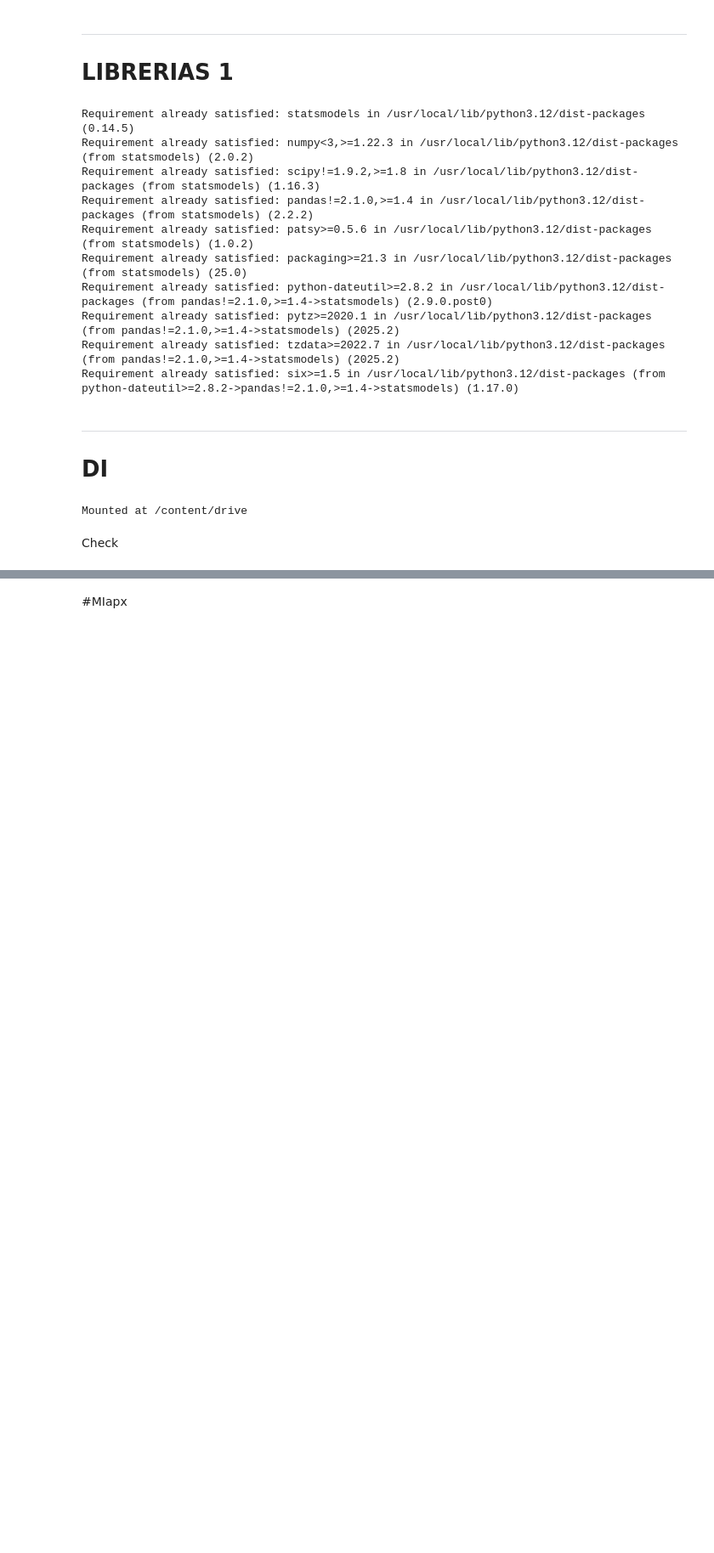
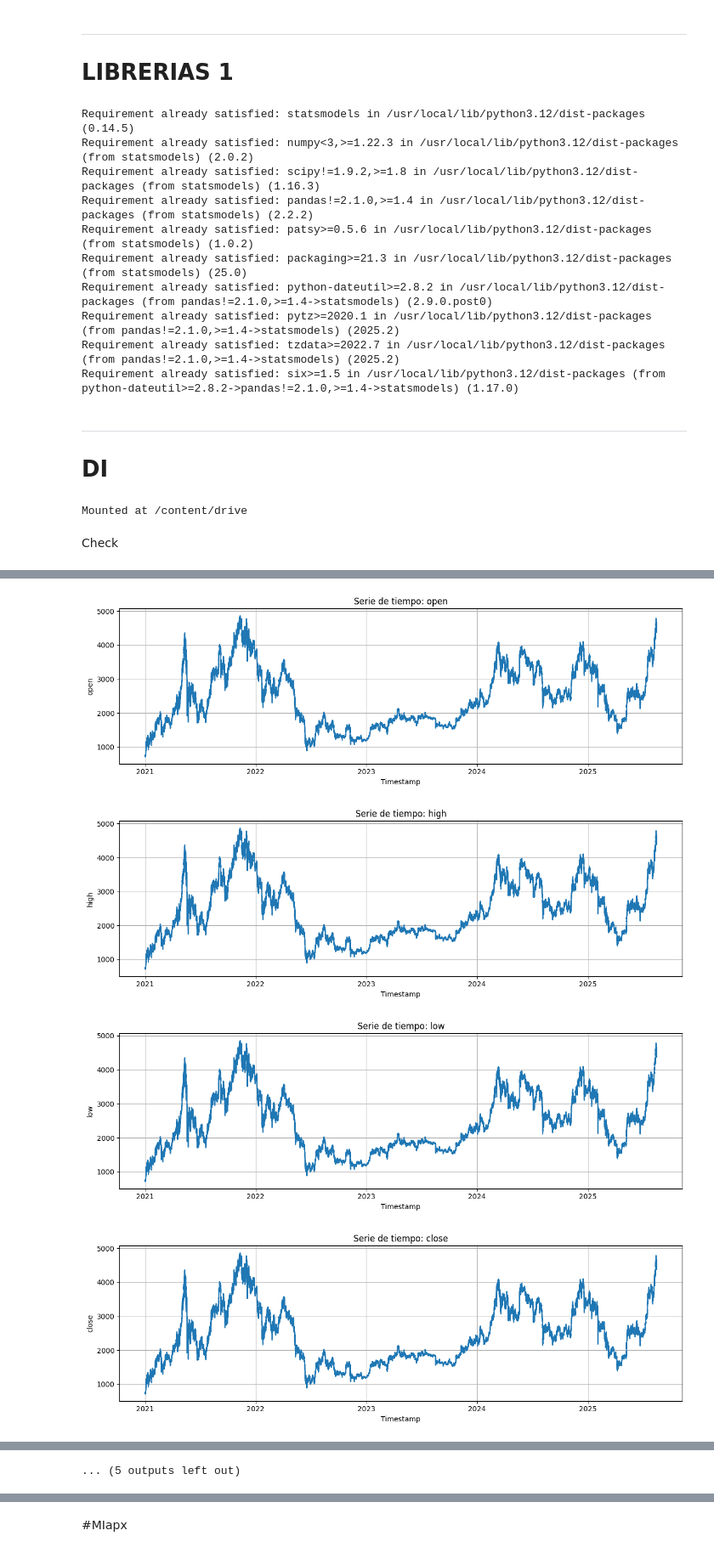
Before and after one commit to Miguithub/fourier, a Jupyter notebook: Fourier_ETH.ipynb, the cells around one changed output, grey strips where cells are left out. Shown at 85% size. Drawn from its saved outputs; the diff is of its cells as text; code cells hidden in the pictures; blank space fills up the shorter version.

```diff
--- a/Fourier_ETH.ipynb
+++ b/Fourier_ETH.ipynb
@@ -636,0 +108,29 @@ L* (min ventana estable, min): None
+# %%
+import numpy as np
+
+float64_cols = eth.select_dtypes(include=["float64"]).columns
+eth[[f"{c}_ln" for c in float64_cols]] = np.log(eth[float64_cols])
+# %%
+import matplotlib.pyplot as plt
+
+# Excluir la columna 'timestamp' (columna 0)
+cols = eth.columns[1:]
+
+# Número de filas (por si querés limitar N más adelante)
+N = eth.shape[0]
+
+# Para cada columna, graficar su serie por separado
+for col in cols:
+    plt.figure(figsize=(12, 4))
+    plt.plot(eth['timestamp'][:N], eth[col][:N])
+    plt.title(f'Serie de tiempo: {col}')
+    plt.xlabel('Timestamp')
+    plt.ylabel(col)
+    plt.grid(True)
+    plt.tight_layout()
+    plt.show()
+# %% [output]
+[figure, added]
+[figure, added]
+[figure, added]
+[figure, added]
@@ -636,0 +145 @@ L* (min ventana estable, min): None
+... (5 outputs left out)
```
Also changed, not shown: parts of 70 cells of this notebook.
